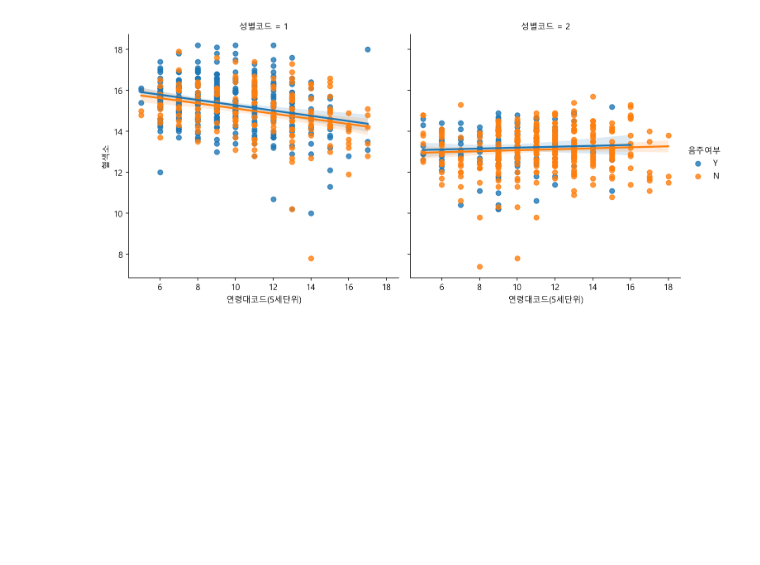
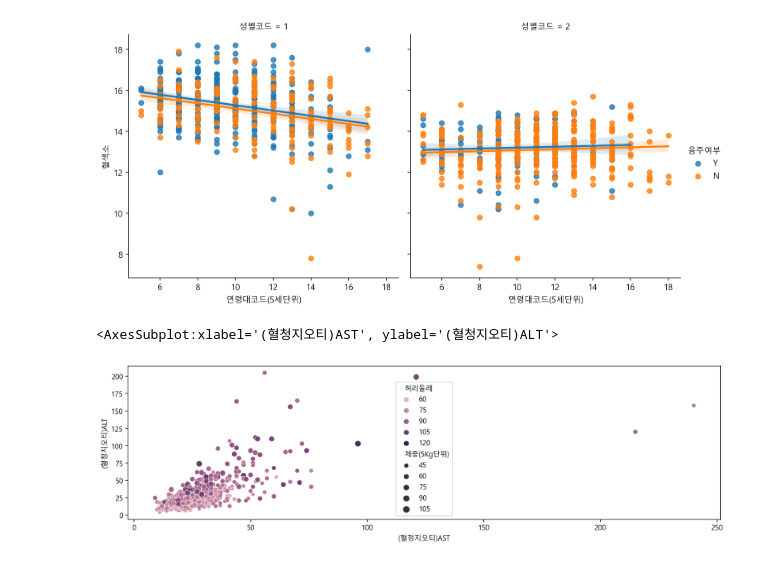
Before and after one commit to elevenfofiv/TodayCode, a Jupyter notebook: health_analysis.ipynb, the cells around one changed output. Saved outputs shown, nothing was run; the diff lists cells and outputs as text; code cells hidden in the pictures; blank space fills up the shorter version.

```diff
--- a/health_analysis.ipynb
+++ b/health_analysis.ipynb
@@ -418,3 +401,9 @@ sns.lmplot(data=df_sample, x="연령대코드(5세단위)", y='혈색소', hue='
 # %% [output]
 <seaborn.axisgrid.FacetGrid at 0x...>
 [figure]
+# %%
+plt.figure(figsize=(15, 4))
+sns.scatterplot(data=df_sample, x="(혈청지오티)AST", y="(혈청지오티)ALT", hue="허리둘레", size="체중(5Kg단위)")
+# %% [output]
+<AxesSubplot:xlabel='(혈청지오티)AST', ylabel='(혈청지오티)ALT'>
+[figure, added]
```
Also changed, not shown: parts of 28 cells of this notebook, 1 other file.
